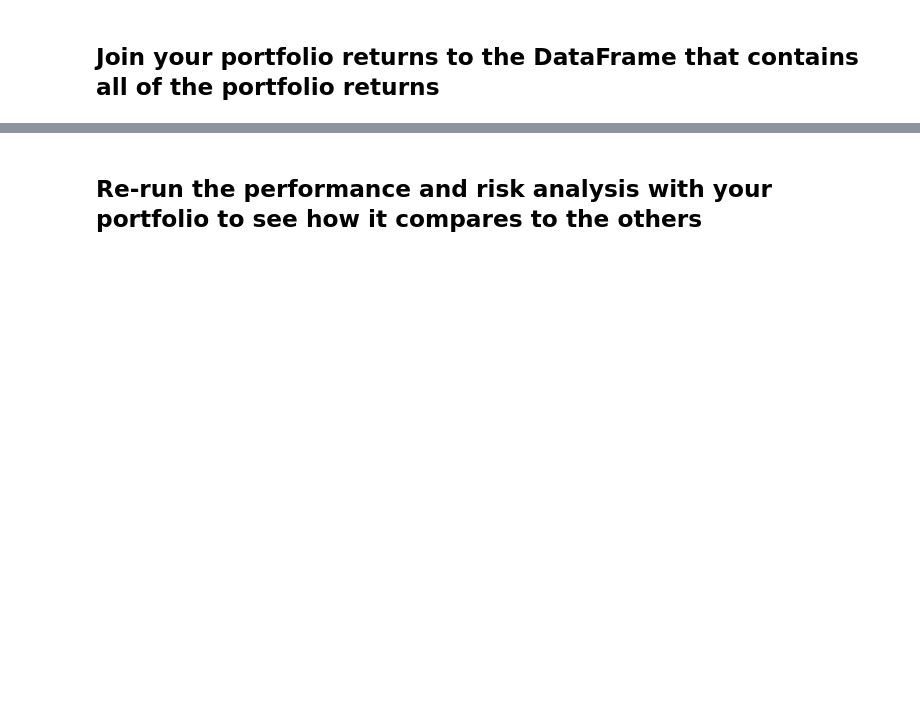
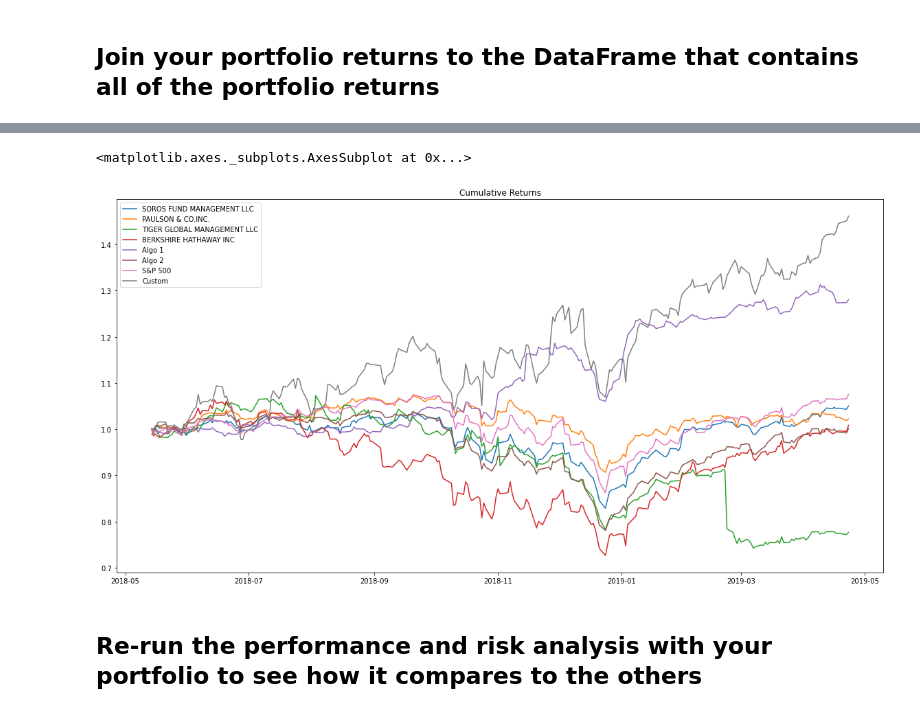
Before and after one commit to ameghani10/Whale_Analysis, a Jupyter notebook: whale_analysis.ipynb, the cells around one changed output, grey strips where cells are left out. Drawn from its saved outputs; the diff is of its cells as text; code cells hidden in the pictures; blank space fills up the shorter version.

Commit message:
added citation for pics in readme file and added cumulative returns with custom graph to the whale analysis file

```diff
--- a/whale_analysis.ipynb
+++ b/whale_analysis.ipynb
@@ -440,6 +440,13 @@ total_combined.head()
 # %%
 # Only compare dates where return data exists for all the stocks (drop nulls)
 total_combined = total_combined.dropna()
+# %%
+# Cumulative Returns Plot
+total_cumulative_returns = (1 + total_combined).cumprod()
+total_cumulative_returns.plot(figsize = (20,10), title = "Cumulative Returns")
+# %% [output]
+<matplotlib.axes._subplots.AxesSubplot at 0x...>
+[figure, added]
 # %% [markdown]
 ## Re-run the performance and risk analysis with your portfolio to see how it compares to the others
 # %%
```
Also changed, not shown: 1 other file.
